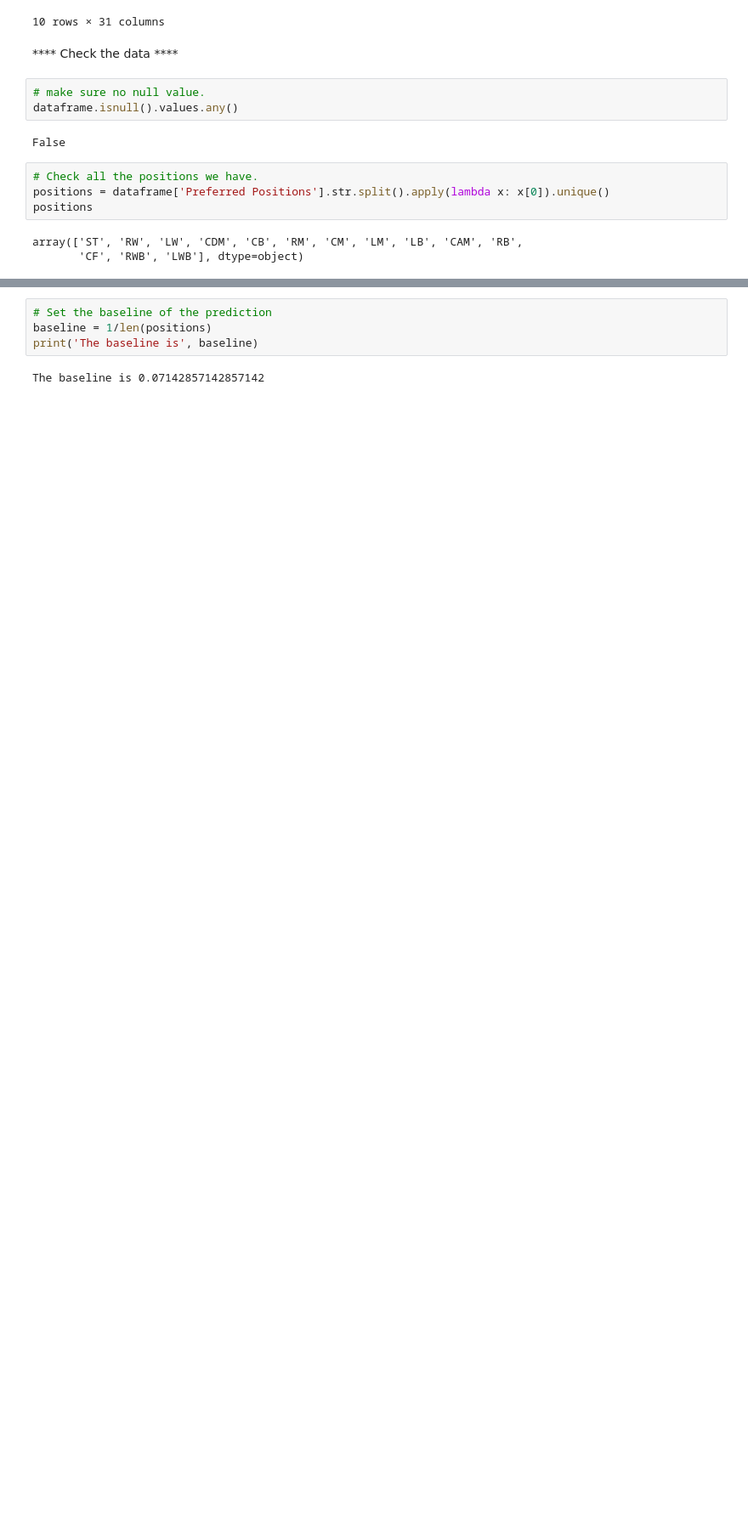
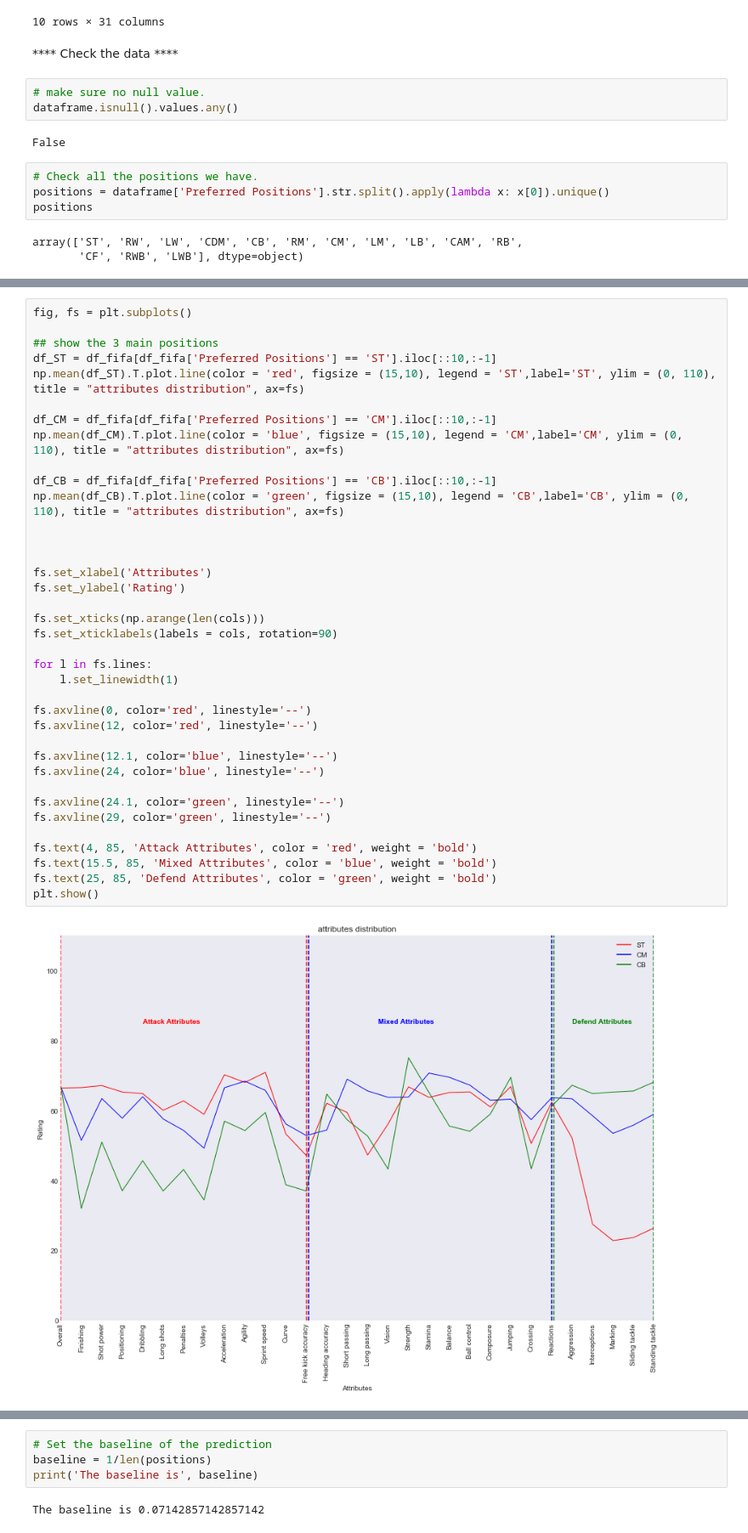
Before and after one commit to YizhiHong/CS584_Project, a Jupyter notebook: src/FIFA18_Analyze.ipynb, the cells around one changed output, grey strips where cells are left out. Shown at 85% size. Drawn from its saved outputs; the diff is of its cells as text; blank space fills up the shorter version.

```diff
--- a/src/FIFA18_Analyze.ipynb
+++ b/src/FIFA18_Analyze.ipynb
@@ -143,0 +209,39 @@ array(['ST', 'RW', 'LW', 'CDM', 'CB', 'RM', 'CM', 'LM', 'LB', 'CAM', 'RB',
+# %%
+fig, fs = plt.subplots()
+
+## show the 3 main positions
+df_ST = df_fifa[df_fifa['Preferred Positions'] == 'ST'].iloc[::10,:-1]
+np.mean(df_ST).T.plot.line(color = 'red', figsize = (15,10), legend = 'ST',label='ST', ylim = (0, 110), title = "attributes distribution", ax=fs)
+
+df_CM = df_fifa[df_fifa['Preferred Positions'] == 'CM'].iloc[::10,:-1]
+np.mean(df_CM).T.plot.line(color = 'blue', figsize = (15,10), legend = 'CM',label='CM', ylim = (0, 110), title = "attributes distribution", ax=fs)
+
+df_CB = df_fifa[df_fifa['Preferred Positions'] == 'CB'].iloc[::10,:-1]
+np.mean(df_CB).T.plot.line(color = 'green', figsize = (15,10), legend = 'CB',label='CB', ylim = (0, 110), title = "attributes distribution", ax=fs)
+
+
+
+fs.set_xlabel('Attributes')
+fs.set_ylabel('Rating')
+
+fs.set_xticks(np.arange(len(cols)))
+fs.set_xticklabels(labels = cols, rotation=90)
+
+for l in fs.lines:
+    l.set_linewidth(1)
+
+fs.axvline(0, color='red', linestyle='--')
+fs.axvline(12, color='red', linestyle='--')
+
+fs.axvline(12.1, color='blue', linestyle='--')
+fs.axvline(24, color='blue', linestyle='--')
+
+fs.axvline(24.1, color='green', linestyle='--')
+fs.axvline(29, color='green', linestyle='--')
+
+fs.text(4, 85, 'Attack Attributes', color = 'red', weight = 'bold')
+fs.text(15.5, 85, 'Mixed Attributes', color = 'blue', weight = 'bold')
+fs.text(25, 85, 'Defend Attributes', color = 'green', weight = 'bold')
+plt.show()
+# %% [output]
+[figure, added]
```
Also changed, not shown: parts of 46 cells of this notebook.
